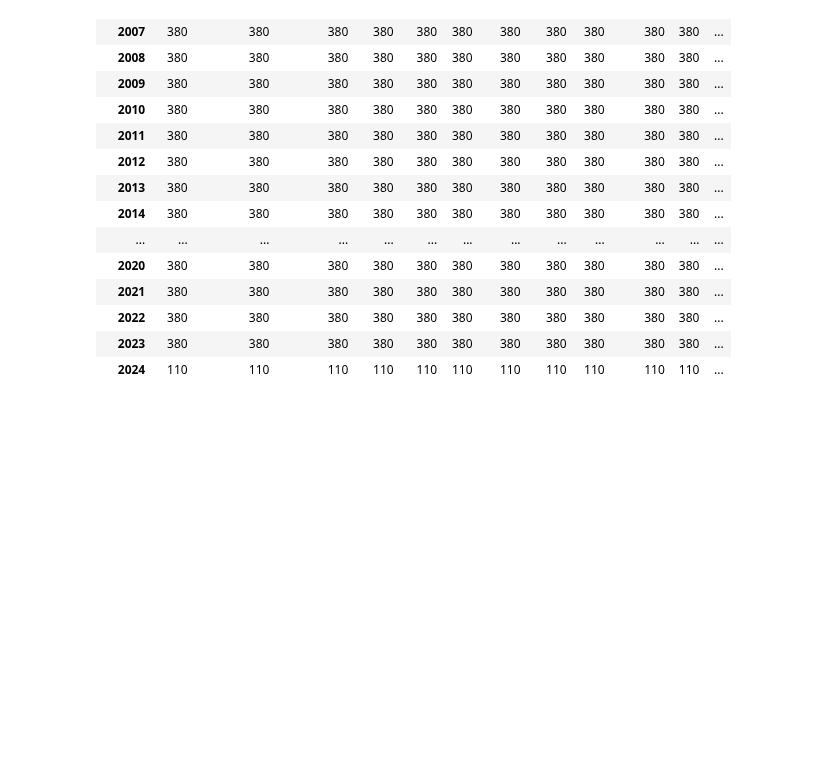
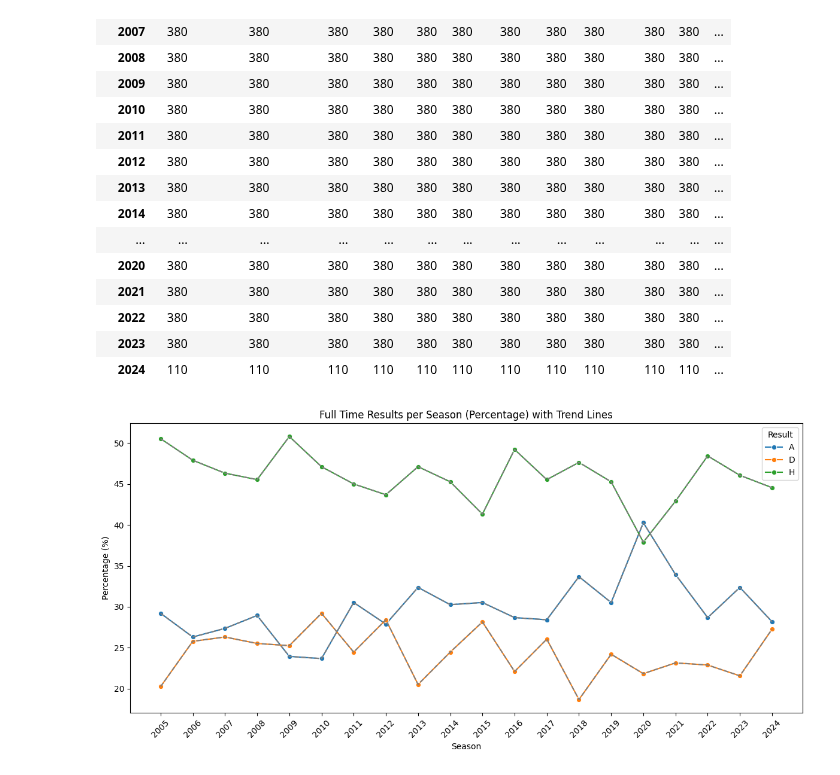
Before and after one commit to RuiFSP/Premier-League-Football, a Jupyter notebook: notebooks/01_data_gathering.ipynb, the cells around one changed output. Drawn from its saved outputs; the diff is of its cells as text; code cells hidden in the pictures; blank space fills up the shorter version.

```diff
--- a/notebooks/01_data_gathering.ipynb
+++ b/notebooks/01_data_gathering.ipynb
@@ -210,6 +212,35 @@ result.groupby("Season").count() # all seasons complete except for teh current s
 | 2022 | 380 | 380 | 380 | 380 | 380 | 380 | 380 | 380 | 380 | 380 | 380 | ... |
 | 2023 | 380 | 380 | 380 | 380 | 380 | 380 | 380 | 380 | 380 | 380 | 380 | ... |
 | 2024 | 110 | 110 | 110 | 110 | 110 | 110 | 110 | 110 | 110 | 110 | 110 | ... |
+# %%
+# Step 1: Aggregate the data to get counts of each FTR result per Season
+result_counts = result.groupby(['Season', 'FTR']).size().unstack(fill_value=0)
+
+# Step 2: Calculate percentages by dividing each count by the row total (season total)
+result_percentages = result_counts.div(result_counts.sum(axis=1), axis=0) * 100
+
+# Step 3: Plot using a line plot for each FTR type
+plt.figure(figsize=(12, 6))
+
+# For each FTR, plot the line and add the trend line
+for ftr in result_percentages.columns:
+    # Plot the actual line for the FTR percentage
+    sns.lineplot(x=result_percentages.index, y=result_percentages[ftr], marker="o", label=ftr)
+
+    # Add a trend line using LOWESS smoothing
+    sns.lineplot(x=result_percentages.index, y=result_percentages[ftr],
+                 color="gray", linewidth=1.5, linestyle="--",
+                 estimator='lowess')  # LOWESS smoothing for trend
+
+plt.title("Full Time Results per Season (Percentage) with Trend Lines")
+plt.xlabel("Season")
+plt.ylabel("Percentage (%)")
+plt.legend(title="Result")
+plt.xticks(rotation=45)
+plt.tight_layout()
+plt.show()
+# %% [output]
+[figure, added]
 # %%
 # save the data
 result.to_csv(os.path.join("..","data","processed","all_concat_football_data.csv"), index=False)
```
Also changed, not shown: parts of 1 cell of this notebook, 5 other files.
